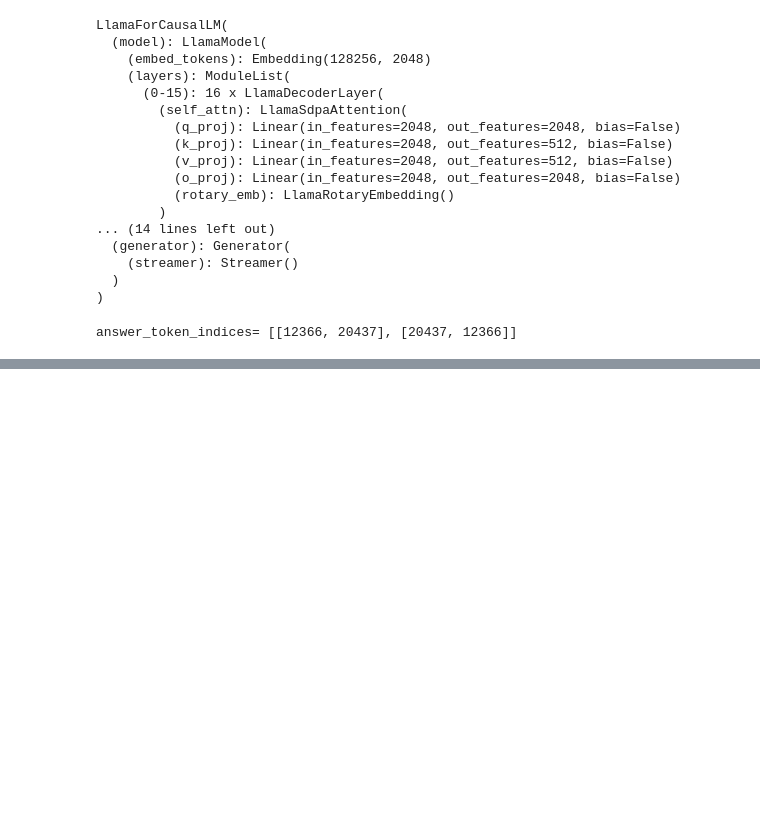
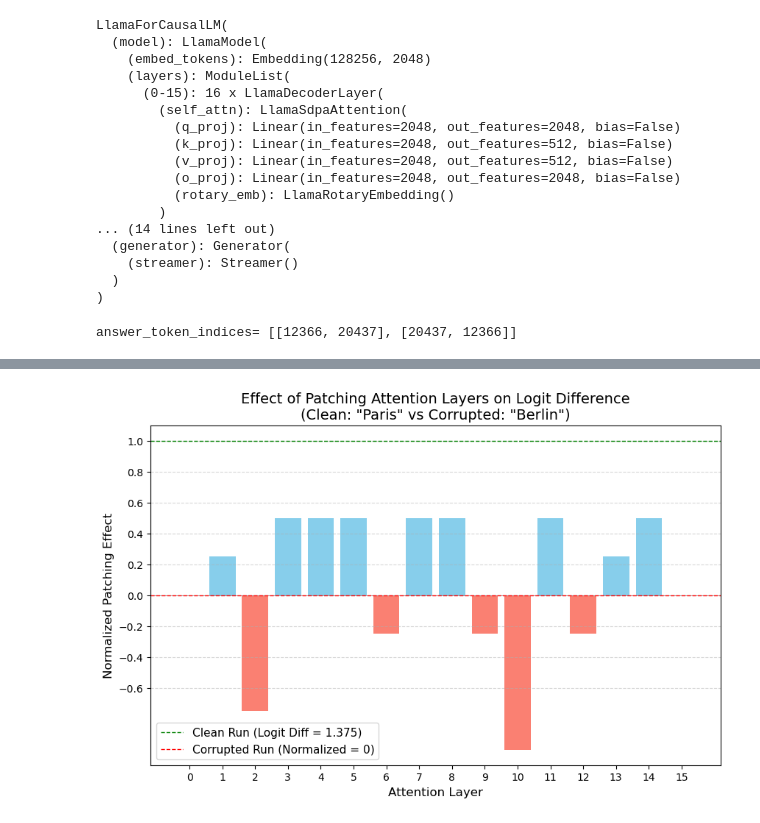
Before and after one commit to ivandrenc/hlmz-prep, a Jupyter notebook: activation_patching_experiment_1/activation_patching.ipynb, the cells around one changed output, grey strips where cells are left out. Saved outputs shown, nothing was run; the diff lists cells and outputs as text; code cells hidden in the pictures; blank space fills up the shorter version.

Commit message:
plot experiment - knocking out entire attn layers

```diff
--- a/activation_patching_experiment_1/activation_patching.ipynb
+++ b/activation_patching_experiment_1/activation_patching.ipynb
@@ -126,0 +125,42 @@ Starting from v4.46, the `logits` model output will have the same type as the mo
+# %%
+# Extract layer-wise patching results (flatten the nested list)
+layer_effects = [float(result[0].value) for result in patching_results["patching_results"]]  # Ensure plain flo.item().item()
+layers = np.arange(len(layer_effects))  # Layer indices: 0 to 15
+
+# Convert tensors to Python scalars explicitly
+clean_diff = float(patching_results["clean_run_logit_difference"].item())  # Extract scalar
+corrupted_diff = float(patching_results["corrupted_run_logit_difference"].item())  # Extract scalar
+
+# Create the plot
+plt.figure(figsize=(10, 6))
+bars = plt.bar(layers, layer_effects, color=np.where(np.array(layer_effects) >= 0, 'skyblue', 'salmon'))
+plt.axhline(0, color='gray', linestyle='-', linewidth=0.5)  # Zero line for reference
+plt.axhline(1, color='green', linestyle='--', linewidth=1, label=f'Clean Run (Logit Diff = {clean_diff:.3f})')
+plt.axhline(0, color='red', linestyle='--', linewidth=1, label=f'Corrupted Run (Normalized = 0)')
+
+# Customize
+plt.xlabel('Attention Layer', fontsize=12)
+plt.ylabel('Normalized Patching Effect', fontsize=12)
+plt.title('Effect of Patching Attention Layers on Logit Difference\n(Clean: "Paris" vs Corrupted: "Berlin")', fontsize=14)
+plt.xticks(layers, fontsize=10)
+plt.yticks(np.arange(-0.6, 1.2, 0.2), fontsize=10)
+plt.legend(fontsize=11)
+
+# Add grid for readability
+plt.grid(axis='y', linestyle='--', alpha=0.5)
+
+# Annotate key bars (e.g., max positive, max negative)
+max_pos_idx = np.argmax(layer_effects)
+max_neg_idx = np.argmin(layer_effects)
+for bar in bars:
+    height = bar.get_height()
+    if bar.get_x() in [max_pos_idx, max_neg_idx]:
+        plt.text(bar.get_x() + bar.get_width()/2., height, f'{height:.3f}',
+                 ha='center', va='bottom' if height >= 0 else 'top', fontsize=10, color='black')
+
+# Tight layout and save
+# plt.tight_layout()
+# plt.savefig('patching_effects.pdf', format='pdf', dpi=300)  # Save as high-quality PDF for paper
+plt.show()
+# %% [output]
+[figure, added]
```
Also changed, not shown: parts of 2 cells of this notebook, 1 other file.
